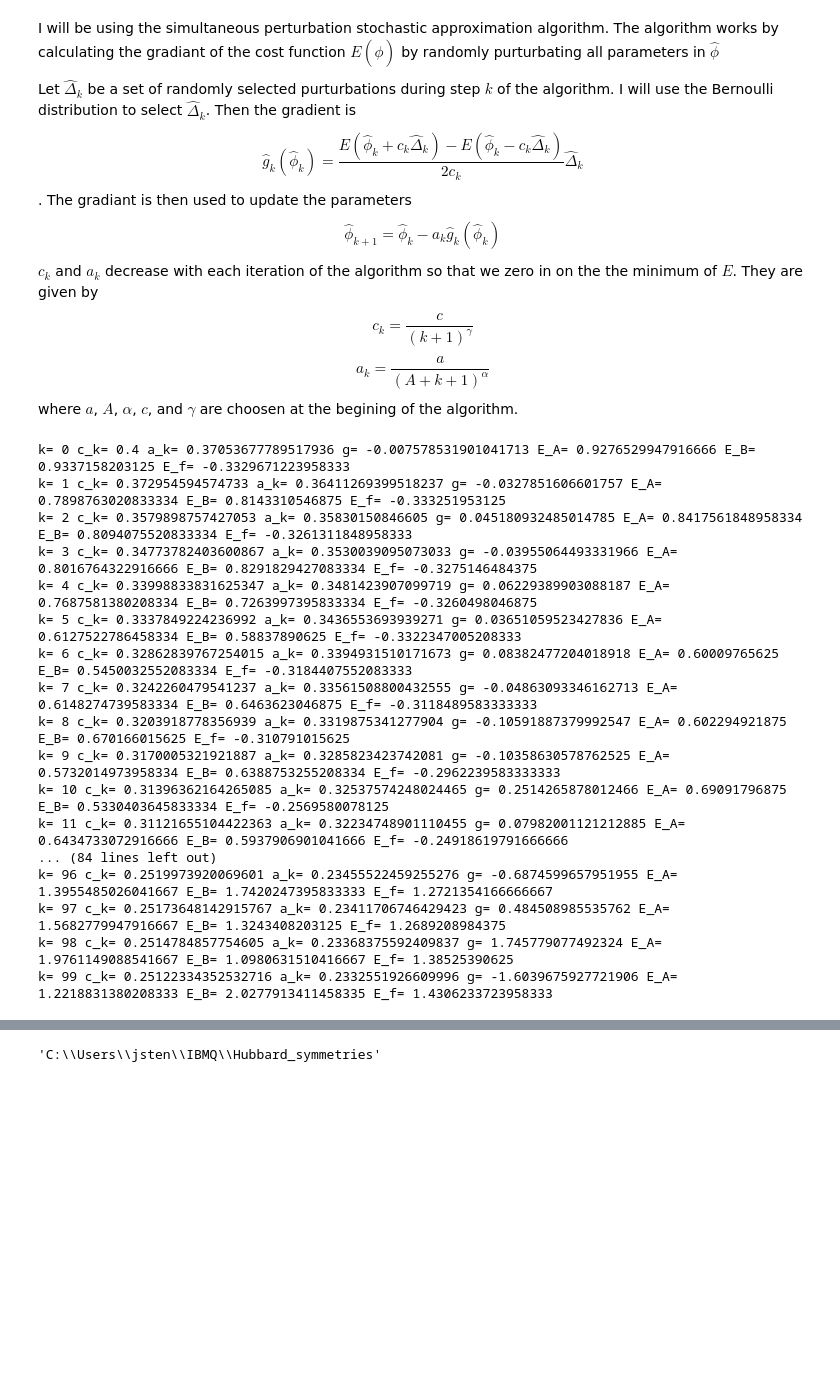
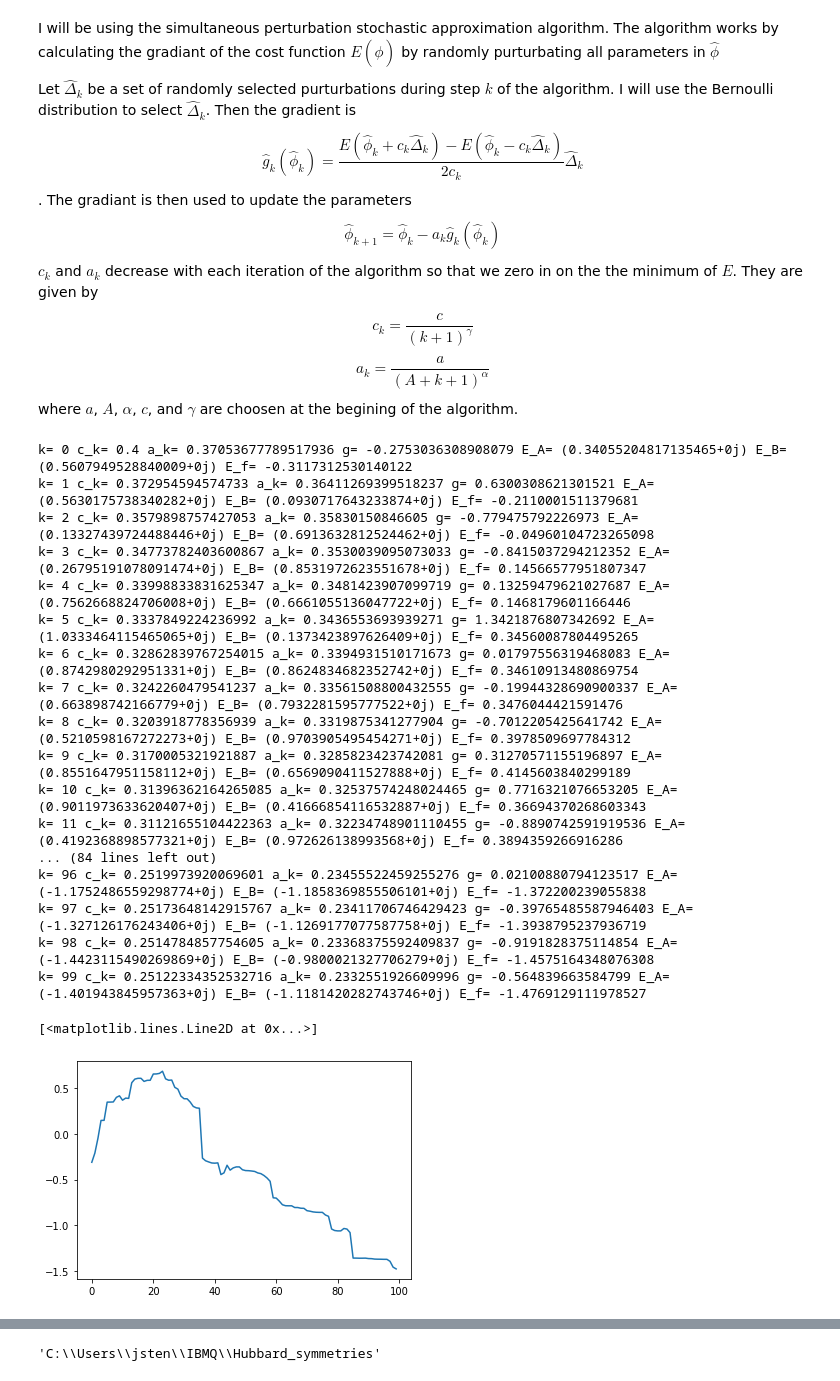
Before and after one commit to immoth/Hubbard_summetries, a Jupyter notebook: VQE.ipynb, the cells around one changed output, grey strips where cells are left out. Saved outputs shown, nothing was run; the diff lists cells and outputs as text; code cells hidden in the pictures; blank space fills up the shorter version.

```diff
--- a/VQE.ipynb
+++ b/VQE.ipynb
@@ -372,7 +389,7 @@ def measure_pauli(p_label,psi0,method = 'simple'):
     #Using the qasm simulator########
     if method == "simulator":
         sim = Aer.get_backend("qasm_simulator")
-        psi.measure(qr,cr)
+        psi.measure(psi.qubits,psi.clbits)
         r = execute(psi, backend = sim).result().get_counts()
         z_measure = 0
         total = 0
@@ -386,6 +403,7 @@ def measure_pauli(p_label,psi0,method = 'simple'):
         return z_measure/total
     ###################################
 
+    raise NameError(method + ' is not a recognized method')
     return method + ' is not a recognized method'
 
 
@@ -401,7 +419,7 @@ p_label = blocks['0,0'][17].primitive.to_label()
 print( measure_pauli(p_label,psi0,method = 'simple') )
 print( measure_pauli(p_label,psi0,method = 'matrix') )
 print( measure_pauli(p_label,psi0,method = 'simulator') )
-print( measure_pauli(p_label,psi0,method = 'Moon_Cheese') )
+#print( measure_pauli(p_label,psi0,method = 'Moon_Cheese') )
 # %% [output]
 (0.7209464513295367+0j)
 0.7209464513295368
@@ -587,6 +583,0 @@ For a sanity check, let's compare this to simple matrix multiplication
-# %%
-all_down = [0 for i in range(len(H))]
-for b in range(bL):
-    all_down[bL*b + 1] = 1/np.sqrt(bL)
-
-np.dot(all_down,np.dot(H,all_down))
@@ -609,8 +598,7 @@ where $a$, $A$, $\alpha$, $c$, and $\gamma$ are choosen at the begining of the a
 # %%
 import copy
 # %%
-def SPSA(k_max):
-    #Initalization
+def SPSA(k_max,method = 'simple',hold = False):
     #Initalization
     k = 0
     #alpha = 0.602
@@ -621,6 +609,7 @@ def SPSA(k_max):
     c = 0.4
     phi_k = np.array(phi)
     E_l = []
+    hold_l = []
 
     #Begin Iterations
     for k in range(k_max):
@@ -636,42 +625,55 @@ def SPSA(k_max):
                     Delta_k[b][t][q] = 1 - 2*np.random.binomial(size=None, n=1, p= 0.5)
 
         #Find E
-        E_Circs_A = E_Circs(phi_k + c_k*Delta_k ,blocks)
-        E_Circs_B = E_Circs(phi_k - c_k*Delta_k ,blocks)
-        E_A = find_E(E_Circs_A)
-        E_B = find_E(E_Circs_B)
+        E_A = find_E(phi_k + c_k*Delta_k, blocks, method = method)
+        E_B = find_E(phi_k - c_k*Delta_k, blocks, method = method)
 
         #Calculate gradiant
-        g = (E_A-E_B)/(2*c_k)
+        g = np.real((E_A-E_B)/(2*c_k))
         g_k = g * Delta_k
         phi_k = phi_k - a_k * g_k
 
+
         #Calculate new E
-        E_Circs_f = E_Circs(phi_k,blocks)
-        E_f = find_E(E_Circs_f)
+        E_f = np.real(find_E(phi_k, blocks, method = method))
 
         #Print and save E
         print('k=',k,'c_k=',c_k,'a_k=',a_k,'g=',g,'E_A=',E_A,'E_B=',E_B,'E_f=',E_f)
         E_l.append(E_f)
 
-    return E_l
+        if hold == True:
+            hold_k = {'E':E_f,'c':c_k,'a':a_k,'phi':phi_k,'Delta':Delta_k}
+            hold_l.append(hold_k)
+    if hold == True:
+        return hold_l
+    else:
+        return E_l,phi_k
 # %%
-El = SPSA(100)
+El,psi_f = SPSA(100,method = 'simple',hold = False)
 # %% [output]
-k= 0 c_k= 0.4 a_k= 0.37053677789517936 g= -0.007578531901041713 E_A= 0.9276529947916666 E_B= 0.9337158203125 E_f= -0.3329671223958333
-k= 1 c_k= 0.372954594574733 a_k= 0.36411269399518237 g= -0.0327851606601757 E_A= 0.7898763020833334 E_B= 0.8143310546875 E_f= -0.333251953125
-k= 2 c_k= 0.3579898757427053 a_k= 0.35830150846605 g= 0.045180932485014785 E_A= 0.8417561848958334 E_B= 0.8094075520833334 E_f= -0.3261311848958333
-k= 3 c_k= 0.34773782403600867 a_k= 0.3530039095073033 g= -0.03955064493331966 E_A= 0.8016764322916666 E_B= 0.8291829427083334 E_f= -0.3275146484375
-k= 4 c_k= 0.33998833831625347 a_k= 0.3481423907099719 g= 0.06229389903088187 E_A= 0.7687581380208334 E_B= 0.7263997395833334 E_f= -0.3260498046875
-k= 5 c_k= 0.3337849224236992 a_k= 0.3436553693939271 g= 0.03651059523427836 E_A= 0.6127522786458334 E_B= 0.58837890625 E_f= -0.3322347005208333
-k= 6 c_k= 0.32862839767254015 a_k= 0.3394931510171673 g= 0.08382477204018918 E_A= 0.60009765625 E_B= 0.5450032552083334 E_f= -0.3184407552083333
-k= 7 c_k= 0.3242260479541237 a_k= 0.33561508800432555 g= -0.04863093346162713 E_A= 0.6148274739583334 E_B= 0.6463623046875 E_f= -0.3118489583333333
-k= 8 c_k= 0.3203918778356939 a_k= 0.3319875341277904 g= -0.10591887379992547 E_A= 0.602294921875 E_B= 0.670166015625 E_f= -0.310791015625
-k= 9 c_k= 0.3170005321921887 a_k= 0.3285823423742081 g= -0.10358630578762525 E_A= 0.5732014973958334 E_B= 0.6388753255208334 E_f= -0.2962239583333333
-k= 10 c_k= 0.31396362164265085 a_k= 0.32537574248024465 g= 0.2514265878012466 E_A= 0.69091796875 E_B= 0.5330403645833334 E_f= -0.2569580078125
-k= 11 c_k= 0.31121655104422363 a_k= 0.32234748901110455 g= 0.07982001121212885 E_A= 0.6434733072916666 E_B= 0.5937906901041666 E_f= -0.24918619791666666
+k= 0 c_k= 0.4 a_k= 0.37053677789517936 g= -0.2753036308908079 E_A= (0.34055204817135465+0j) E_B= (0.5607949528840009+0j) E_f= -0.3117312530140122
+k= 1 c_k= 0.372954594574733 a_k= 0.36411269399518237 g= 0.6300308621301521 E_A= (0.5630175738340282+0j) E_B= (0.0930717643233874+0j) E_f= -0.2110001511379681
+k= 2 c_k= 0.3579898757427053 a_k= 0.35830150846605 g= -0.779475792226973 E_A= (0.13327439724488446+0j) E_B= (0.6913632812524462+0j) E_f= -0.04960104723265098
+k= 3 c_k= 0.34773782403600867 a_k= 0.3530039095073033 g= -0.8415037294212352 E_A= (0.26795191078091474+0j) E_B= (0.8531972623551678+0j) E_f= 0.14566577951807347
+k= 4 c_k= 0.33998833831625347 a_k= 0.3481423907099719 g= 0.13259479621027687 E_A= (0.7562668824706008+0j) E_B= (0.6661055136047722+0j) E_f= 0.1468179601166446
+k= 5 c_k= 0.3337849224236992 a_k= 0.3436553693939271 g= 1.3421876807342692 E_A= (1.0333464115465065+0j) E_B= (0.1373423897626409+0j) E_f= 0.34560087804495265
+k= 6 c_k= 0.32862839767254015 a_k= 0.3394931510171673 g= 0.01797556319468083 E_A= (0.8742980292951331+0j) E_B= (0.8624834682352742+0j) E_f= 0.34610913480869754
+k= 7 c_k= 0.3242260479541237 a_k= 0.33561508800432555 g= -0.19944328690900337 E_A= (0.663898742166779+0j) E_B= (0.7932281595777522+0j) E_f= 0.3476044421591476
+k= 8 c_k= 0.3203918778356939 a_k= 0.3319875341277904 g= -0.7012205425641742 E_A= (0.5210598167272273+0j) E_B= (0.9703905495454271+0j) E_f= 0.3978509697784312
+k= 9 c_k= 0.3170005321921887 a_k= 0.3285823423742081 g= 0.31270571155196897 E_A= (0.8551647951158112+0j) E_B= (0.6569090411527888+0j) E_f= 0.4145603840299189
+k= 10 c_k= 0.31396362164265085 a_k= 0.32537574248024465 g= 0.7716321076653205 E_A= (0.9011973633620407+0j) E_B= (0.41666854116532887+0j) E_f= 0.36694370268603343
+k= 11 c_k= 0.31121655104422363 a_k= 0.32234748901110455 g= -0.8890742591919536 E_A= (0.4192368898577321+0j) E_B= (0.972626138993568+0j) E_f= 0.3894359266916286
 ... (84 lines left out)
-k= 96 c_k= 0.2519973920069601 a_k= 0.23455522459255276 g= -0.6874599657951955 E_A= 1.3955485026041667 E_B= 1.7420247395833333 E_f= 1.2721354166666667
-k= 97 c_k= 0.25173648142915767 a_k= 0.23411706746429423 g= 0.484508985535762 E_A= 1.5682779947916667 E_B= 1.3243408203125 E_f= 1.2689208984375
-k= 98 c_k= 0.2514784857754605 a_k= 0.23368375592409837 g= 1.745779077492324 E_A= 1.9761149088541667 E_B= 1.0980631510416667 E_f= 1.38525390625
-k= 99 c_k= 0.25122334352532716 a_k= 0.2332551926609996 g= -1.6039675927721906 E_A= 1.2218831380208333 E_B= 2.0277913411458335 E_f= 1.4306233723958333
+k= 96 c_k= 0.2519973920069601 a_k= 0.23455522459255276 g= 0.02100880794123517 E_A= (-1.1752486559298774+0j) E_B= (-1.1858369855506101+0j) E_f= -1.372200239055838
+k= 97 c_k= 0.25173648142915767 a_k= 0.23411706746429423 g= -0.39765485587946403 E_A= (-1.327126176243406+0j) E_B= (-1.1269177077587758+0j) E_f= -1.3938795237936719
+k= 98 c_k= 0.2514784857754605 a_k= 0.23368375592409837 g= -0.9191828375114854 E_A= (-1.4423115490269869+0j) E_B= (-0.9800021327706279+0j) E_f= -1.4575164348076308
+k= 99 c_k= 0.25122334352532716 a_k= 0.2332551926609996 g= -0.564839663584799 E_A= (-1.401943845957363+0j) E_B= (-1.1181420282743746+0j) E_f= -1.4769129111978527
+# %%
+import matplotlib.pyplot as plt
+
+tl = [i for i in range(len(El))]
+
+plt.plot(tl,El)
+# %% [output]
+[<matplotlib.lines.Line2D at 0x...>]
+[figure, added]
```
Also changed, not shown: parts of 34 cells of this notebook, 1 other file.
